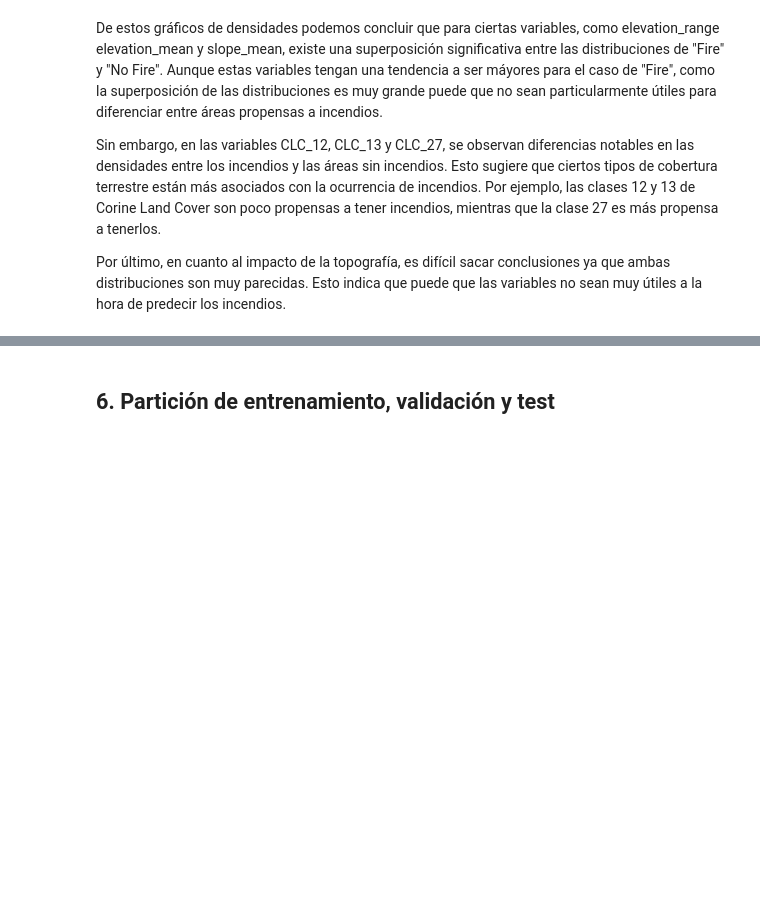
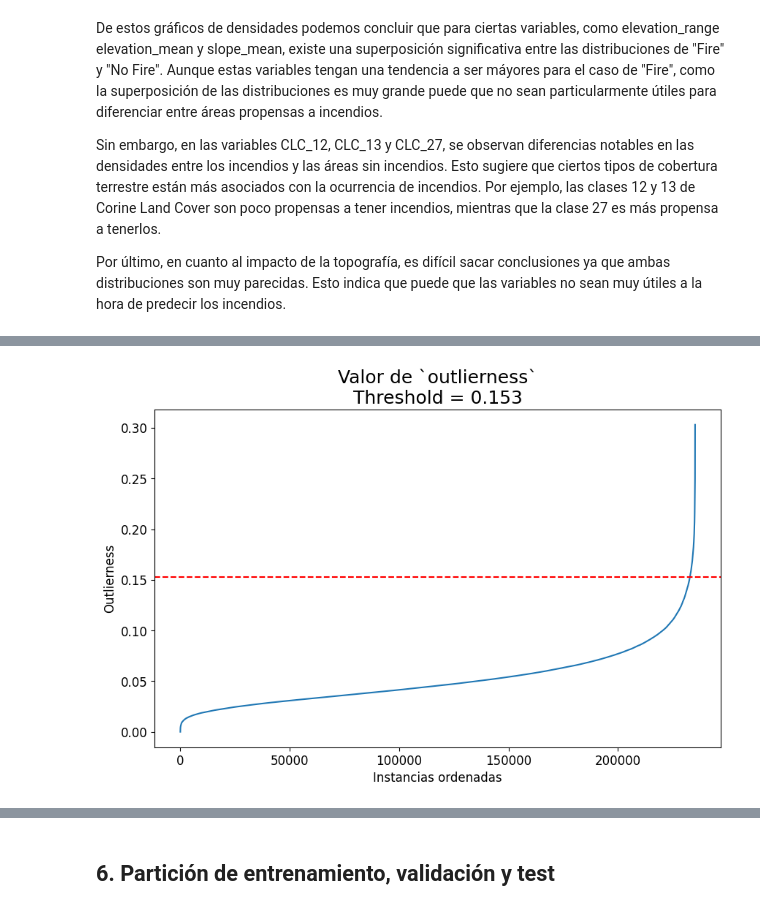
Before and after one commit to JulenErcibengoa/Aprendizaje_Automatico_Avanzado, a Jupyter notebook: src/main.ipynb, the cells around one changed output, grey strips where cells are left out. Drawn from its saved outputs; the diff is of its cells as text; code cells hidden in the pictures; blank space fills up the shorter version.

Commit message:
Outliers parte 1

```diff
--- a/src/main.ipynb
+++ b/src/main.ipynb
@@ -746,0 +789,2 @@ Por último, en cuanto al impacto de la topografía, es difícil sacar conclusio
+# %%
+df.dropna(inplace=True)
@@ -746,0 +797,30 @@ Por último, en cuanto al impacto de la topografía, es difícil sacar conclusio
+# %%
+from sklearn.ensemble import IsolationForest
+import numpy as np
+
+isolation_forest = IsolationForest(n_estimators=100,
+                                        max_samples='auto',
+                                        contamination=0.01,
+                                        random_state=42)
+
+y_pred = isolation_forest.fit_predict(df.drop(columns=['initialdate', 'is_fire']))
+outlier_scores = -isolation_forest.decision_function(df.drop(columns=["initialdate", "is_fire"]))  # Grado de outlierness
+
+# Grafico de outlierness ordenado, con el threshhold marcado:
+threshold = np.percentile(outlier_scores, 100 * (1 - isolation_forest.contamination))
+sorted = np.sort(outlier_scores)
+min_val = sorted[0]
+sorted = sorted + abs(min_val)
+threshold = threshold + abs(min_val)
+outlier_scores = outlier_scores + abs(min_val)
+colors = ['blue' if value < threshold else 'red' for value in sorted]
+# Plot the sorted data with colors
+plt.figure(figsize=(10, 6))
+plt.plot(range(len(sorted)), sorted)
+plt.xlabel("Instancias ordenadas")
+plt.ylabel("Outlierness")
+plt.title(f"Valor de `outlierness`\nThreshold = {np.round(threshold,3)}", fontsize=18)
+plt.axhline(y=threshold, color='red', linestyle='--')
+plt.show()
+# %% [output]
+[figure, added]
```
Also changed, not shown: parts of 14 cells of this notebook.
